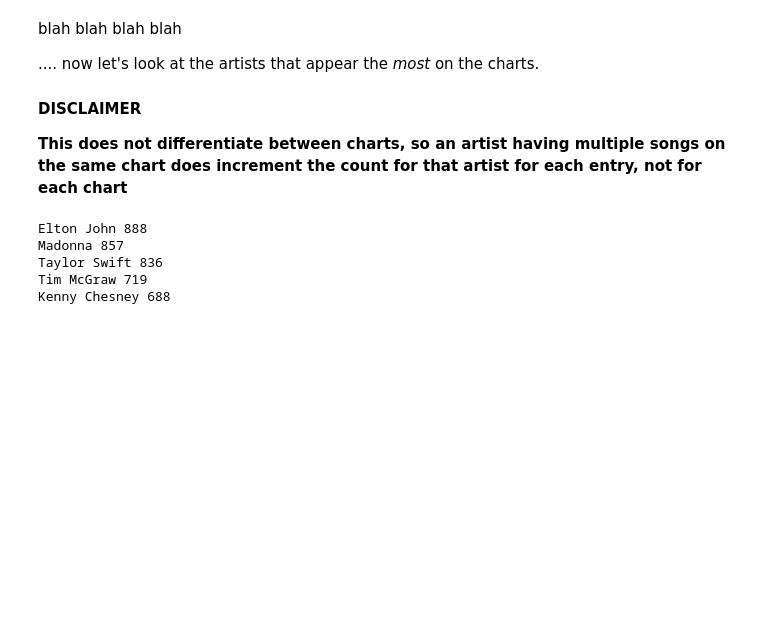
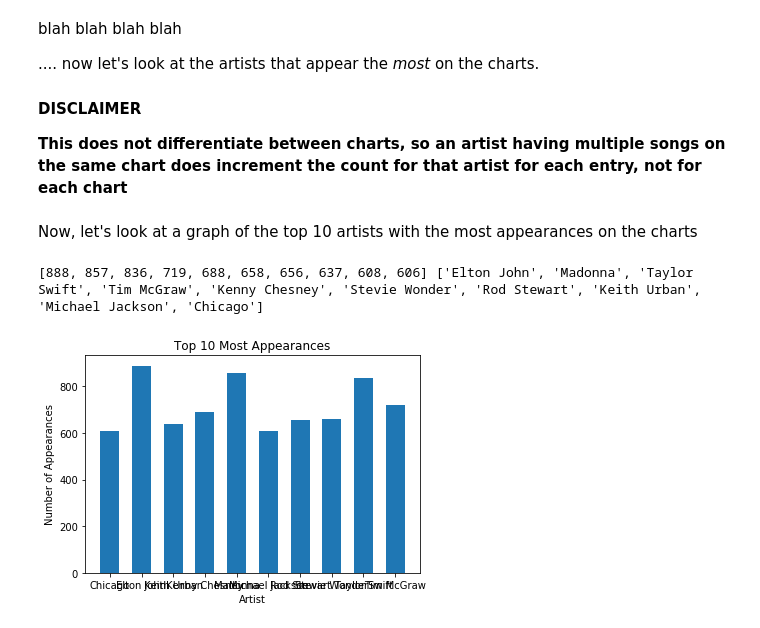
Before and after one commit to alexabawi/Music-and-Data, a Jupyter notebook: FinalProject.ipynb, the cells around one changed output. Cells and saved outputs as stored; diff of their text form; code cells hidden in the pictures; blank space fills up the shorter version.

Commit message:
Added another graph

```diff
--- a/FinalProject.ipynb
+++ b/FinalProject.ipynb
@@ -308,15 +266,28 @@ for index, series in sep_df.iterrows():
         num = most.get(curr)
         num += 1
         most[curr] = num
+# %% [markdown]
+Now, let's look at a graph of the top 10 artists with the most appearances on the charts
 # %%
+# Create lists to store relevant top 10 data
+top10_songs = []
+top10_artists = []
+
+# Grab the top 10, in order from 1-10 (only run this cell once per )
 for num in range(10):
 
     max_value = max(most.keys(), key=lambda k: most[k])
-    print(max_value, most.get(max_value))
+    top10_artists.append(max_value)
+    top10_songs.append(most.get(max_value))
     del most[max_value]
 # %% [output]
-Elton John 888
-Madonna 857
-Taylor Swift 836
-Tim McGraw 719
-Kenny Chesney 688
+[888, 857, 836, 719, 688, 658, 656, 637, 608, 606] ['Elton John', 'Madonna', 'Taylor Swift', 'Tim McGraw', 'Kenny Chesney', 'Stevie Wonder', 'Rod Stewart', 'Keith Urban', 'Michael Jackson', 'Chicago']
+# %%
+plt.bar(top10_artists, top10_songs, width=0.6)
+
+plt.xlabel('Artist')
+plt.ylabel('Number of Appearances')
+plt.title("Top 10 Most Appearances")
+plt.show()
+# %% [output]
+[figure, added]
```
Also changed, not shown: parts of 10 cells of this notebook.
